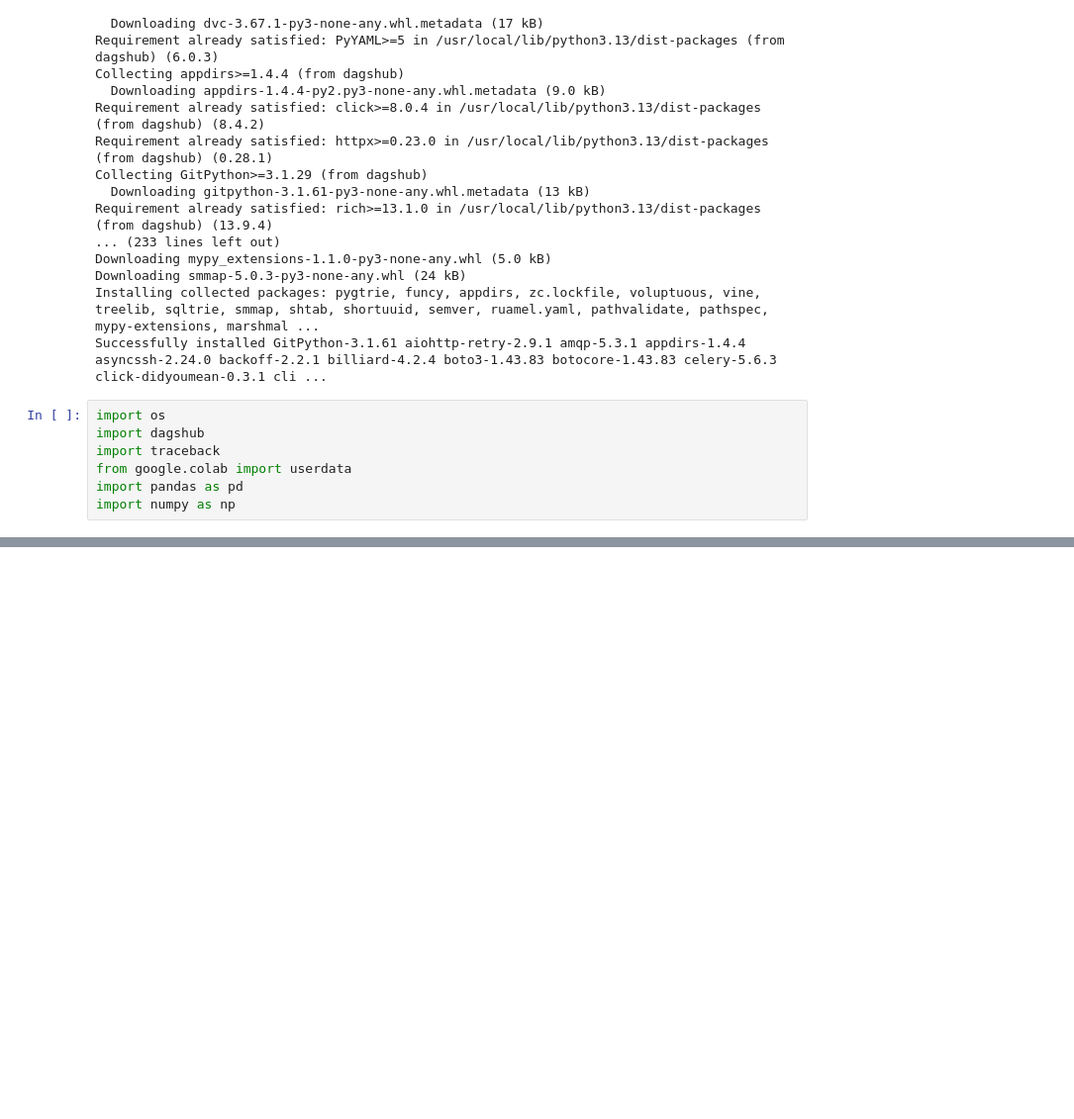
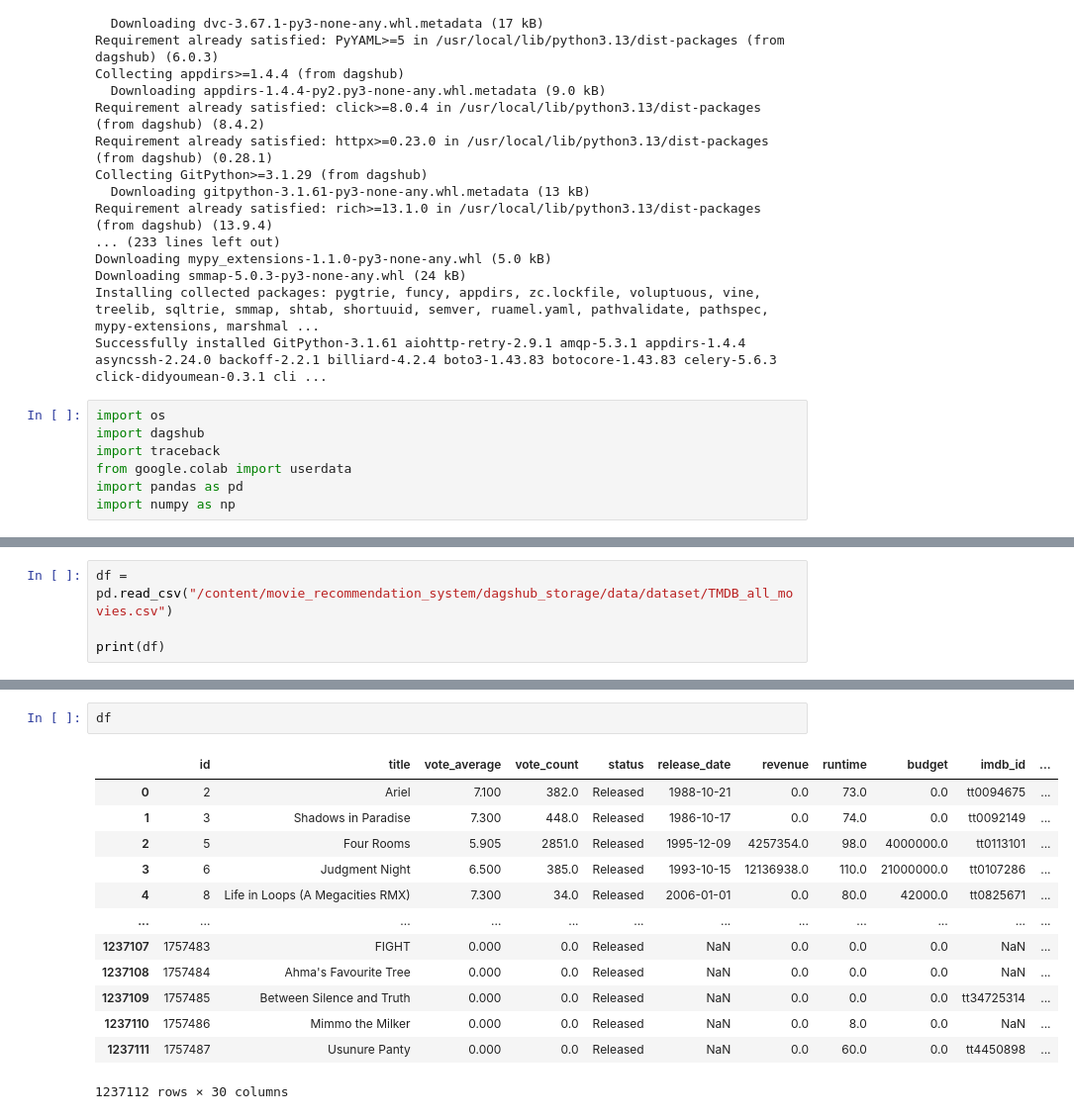
Before and after one commit to dilminidasunika/movie_recommendation_system, a Jupyter notebook: Notebooks/Dataset_Preprocessing.ipynb, the cells around one changed output, grey strips where cells are left out. Shown at 99% size. Drawn from its saved outputs; the diff is of its cells as text; blank space fills up the shorter version.

Commit message:
create dataframe

```diff
--- a/Notebooks/Dataset_Preprocessing.ipynb
+++ b/Notebooks/Dataset_Preprocessing.ipynb
@@ -49,3 +49,7 @@ Successfully mounted DagsHub Storage in 'movie_recommendation_system' to
 To unmount, run `dagshub.storage.unmount(repo="dilminidasunika/movie_recommendation_system",
 path="movie_recommendation_system/dagshub_storage")`.
 Mounted at: movie_recommendation_system/dagshub_storage
+# %%
+df = pd.read_csv("/content/movie_recommendation_system/dagshub_storage/data/dataset/TMDB_all_movies.csv")
+
+print(df)
@@ -51,0 +95,16 @@ Mounted at: movie_recommendation_system/dagshub_storage
+# %%
+df
+# %% [output]
+|  | id | title | vote_average | vote_count | status | release_date | revenue | runtime | budget | imdb_id | ... |
+| 0 | 2 | Ariel | 7.100 | 382.0 | Released | 1988-10-21 | 0.0 | 73.0 | 0.0 | tt0094675 | ... |
+| 1 | 3 | Shadows in Paradise | 7.300 | 448.0 | Released | 1986-10-17 | 0.0 | 74.0 | 0.0 | tt0092149 | ... |
+| 2 | 5 | Four Rooms | 5.905 | 2851.0 | Released | 1995-12-09 | 4257354.0 | 98.0 | 4000000.0 | tt0113101 | ... |
+| 3 | 6 | Judgment Night | 6.500 | 385.0 | Released | 1993-10-15 | 12136938.0 | 110.0 | 21000000.0 | tt0107286 | ... |
+| 4 | 8 | Life in Loops (A Megacities RMX) | 7.300 | 34.0 | Released | 2006-01-01 | 0.0 | 80.0 | 42000.0 | tt0825671 | ... |
+| ... | ... | ... | ... | ... | ... | ... | ... | ... | ... | ... | ... |
+| 1237107 | 1757483 | FIGHT | 0.000 | 0.0 | Released | NaN | 0.0 | 0.0 | 0.0 | NaN | ... |
+| 1237108 | 1757484 | Ahma's Favourite Tree | 0.000 | 0.0 | Released | NaN | 0.0 | 0.0 | 0.0 | NaN | ... |
+| 1237109 | 1757485 | Between Silence and Truth | 0.000 | 0.0 | Released | NaN | 0.0 | 0.0 | 0.0 | tt34725314 | ... |
+| 1237110 | 1757486 | Mimmo the Milker | 0.000 | 0.0 | Released | NaN | 0.0 | 8.0 | 0.0 | NaN | ... |
+| 1237111 | 1757487 | Usunure Panty | 0.000 | 0.0 | Released | NaN | 0.0 | 60.0 | 0.0 | tt4450898 | ... |
+1237112 rows × 30 columns
```
Also changed, not shown: parts of 3 cells of this notebook.
